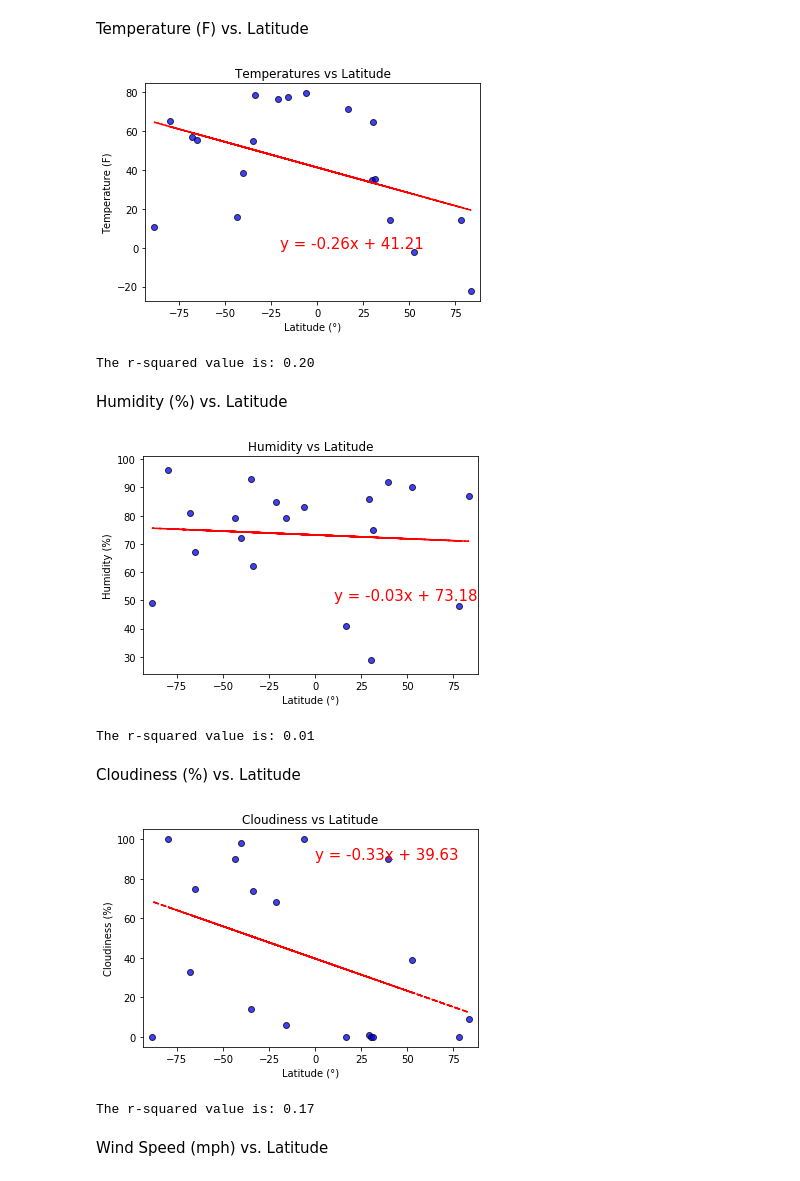
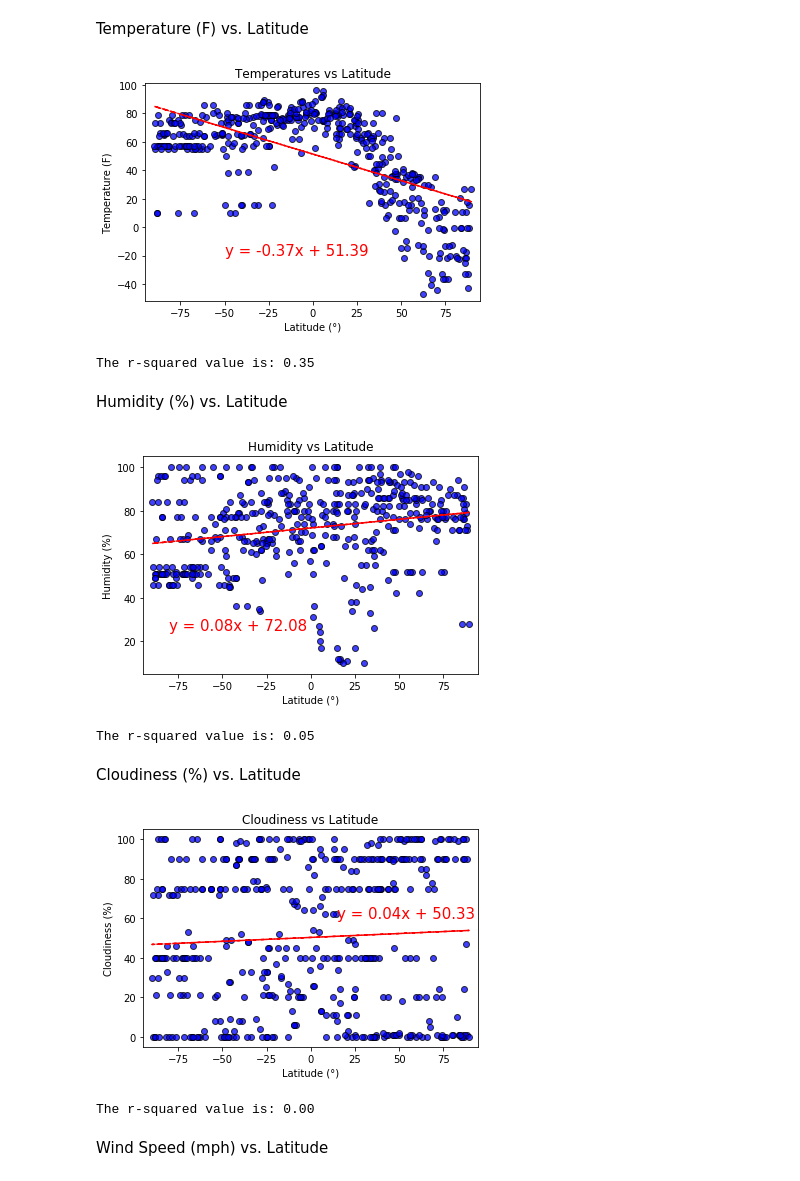
Before and after one commit to annabelcheong/python-api-challenge, a Jupyter notebook: WeatherPy/WeatherPy.ipynb, the cells around one changed output. Cells and saved outputs as stored; diff of their text form; code cells hidden in the pictures.

```diff
--- a/WeatherPy/WeatherPy.ipynb
+++ b/WeatherPy/WeatherPy.ipynb
@@ -81,7 +95,7 @@ cloud_list=[] #Cloudiness
 winds_list=[] #windspeed
 
 
-for x in range(20):
+for x in range(500):
 
     #Random pick of latitude between -90 and 90 deg
     #Save latitudes into list "lat_list"
@@ -252,7 +262,7 @@ plt.xlim(min(x_values)-5, max(x_values)+5)
 #Plot linear regression model
 plt.plot(x_values,regress_values,"--",color="red")
 #Annotate the linear eqn y=mx+c
-plt.annotate(line_eq,(-20,0),fontsize=15,color="red")
+plt.annotate(line_eq,(-50,-20),fontsize=15,color="red")
 #Label title, x-axis and y-axis
 plt.title("Temperatures vs Latitude")
 plt.xlabel("Latitude (°)")
@@ -261,42 +271,42 @@ plt.show()
 #Pearson's R Value
 print(f"The r-squared value is: {rvalue**2:.2f}")
 # %% [output]
-[figure, old version]
+[figure, new version]
-The r-squared value is: 0.20
+The r-squared value is: 0.35
 # %% [markdown]
 Humidity (%) vs. Latitude
 # %%
 ###Create scatter plot of Humidity (%) vs Latitude(°)
 
 #Use dataframe from previous cell: weather1_data
 weather1_data
 
 # Add the linear regression equation and line to plot
 x_values = weather1_data["Latitude"]
 y_values = weather1_data["Latitude Humidity"]
 (slope, intercept, rvalue, pvalue, stderr) = linregress(x_values, y_values)
 regress_values = x_values * slope + intercept
 line_eq = "y = " + str(round(slope,2)) + "x + " + str(round(intercept,2))
 #Make a scatter plot
 plt.scatter(x_values, y_values, marker="o", facecolors="blue", edgecolors="black", alpha=0.75);
 # The y limits of our scatter plot
 plt.ylim(min(y_values)-5, max(y_values)+5)
 # The x limits of our scatter plot
 plt.xlim(min(x_values)-5, max(x_values)+5)
 #Plot linear regression model
 plt.plot(x_values,regress_values,"--",color="red")
 #Annotate the linear eqn y=mx+c
-plt.annotate(line_eq,(10,50),fontsize=15,color="red")
+plt.annotate(line_eq,(-80,25),fontsize=15,color="red")
 #Label title, x-axis and y-axis
 plt.title("Humidity vs Latitude")
 plt.xlabel("Latitude (°)")
 plt.ylabel("Humidity (%)")
 plt.show()
 #Pearson's R Value
 print(f"The r-squared value is: {rvalue**2:.2f}")
 # %% [output]
-[figure, old version]
+[figure, new version]
-The r-squared value is: 0.01
+The r-squared value is: 0.05
 # %% [markdown]
 Cloudiness (%) vs. Latitude
 # %%
@@ -320,7 +330,7 @@ plt.xlim(min(x_values)-5, max(x_values)+5)
 #Plot linear regression model
 plt.plot(x_values,regress_values,"--",color="red")
 #Annotate the linear eqn y=mx+c
-plt.annotate(line_eq,(0,90),fontsize=15,color="red")
+plt.annotate(line_eq,(15,60),fontsize=15,color="red")
 #Label title, x-axis and y-axis
 plt.title("Cloudiness vs Latitude")
 plt.xlabel("Latitude (°)")
@@ -329,8 +339,8 @@ plt.show()
 #Pearson's R Value
 print(f"The r-squared value is: {rvalue**2:.2f}")
 # %% [output]
-[figure, old version]
+[figure, new version]
-The r-squared value is: 0.17
+The r-squared value is: 0.00
 # %% [markdown]
 Wind Speed (mph) vs. Latitude
 # %%
```
Also changed, not shown: parts of 12 cells of this notebook.
